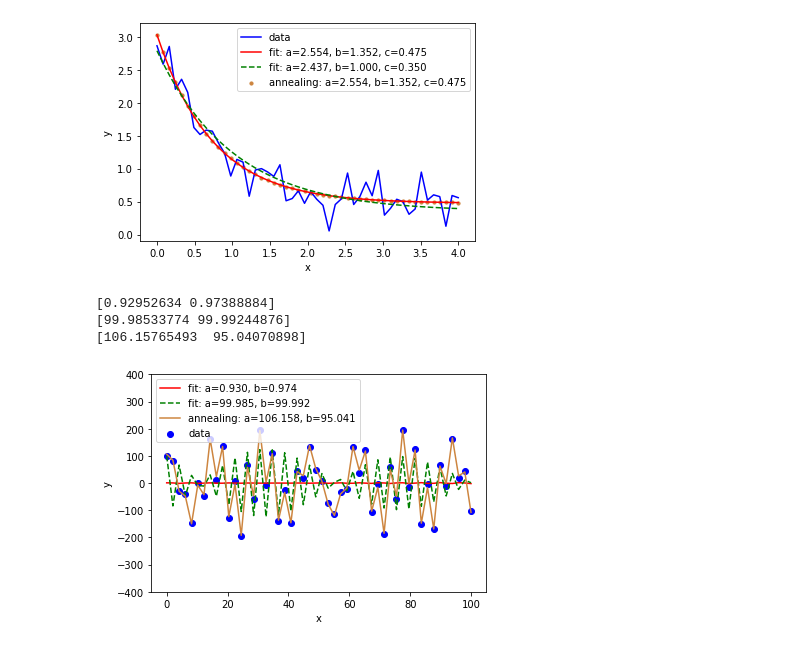
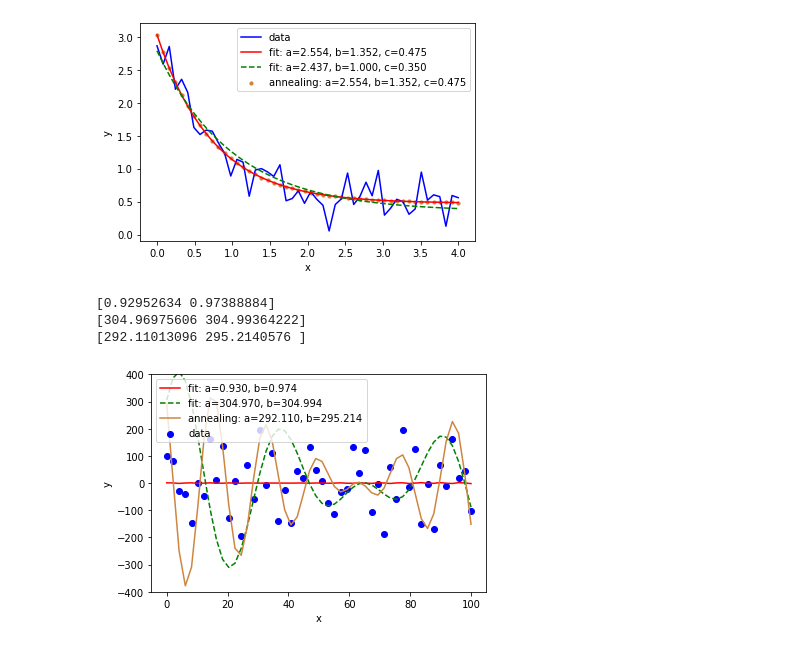
Before and after one commit to dgrin1/inclass_hw9_2020, a Jupyter notebook: fiteg.ipynb, the cells around one changed output. Saved outputs shown, nothing was run; the diff lists cells and outputs as text; code cells hidden in the pictures.

```diff
--- a/fiteg.ipynb
+++ b/fiteg.ipynb
@@ -76,37 +76,37 @@ xdata = np.linspace(0., 100., 50)
 y = func(xdata, 100.,102)
 np.random.seed(1729)
 y_noise = 0.2 * np.random.normal(size=xdata.size)
 ydata = y + y_noise
 plt.scatter(xdata, ydata, color='blue', label='data')
 
 #Fit for the parameters a, b, c of the function func:
 
 
 popt, pcov = curve_fit(func, xdata, ydata)
 print(popt)
 
 plt.plot(xdata, func(xdata, *popt), 'r-',label='fit: a=%5.3f, b=%5.3f' % tuple(popt))
 
-#Constrain the optimization to the region of 0 <= a <= 3, 0 <= b <= 1 and 0 <= c <= 0.5:
+# #Constrain the optimization to the region of 0 <= a <= 3, 0 <= b <= 1 and 0 <= c <= 0.5:
 
-popt, pcov = curve_fit(func, xdata, ydata, bounds=([99.9,99.9],[100.1,100.1]))
+popt, pcov = curve_fit(func, xdata, ydata, bounds=([299.9,299.9],[310.1,310.1]))
 print(popt)
 
-#Monte Carlo technique
-result = annealing.curve_fit(f, xdata, ydata,bounds=([90,110],[90,110]))
+# #Monte Carlo technique
+result = annealing.curve_fit(f, xdata, ydata,bounds=([290,310],[290,310]))
 print(result.x)
 
 
 plt.plot(xdata, func(xdata, *popt), 'g--',label='fit: a=%5.3f, b=%5.3f' % tuple(popt))
 plt.plot(xdata, f(xdata, result.x), color='peru',label='annealing: a=%5.3f, b=%5.3f' % tuple(result.x))
 
 plt.xlabel('x')
 plt.ylabel('y')
 plt.ylim(-400,400)
 plt.legend(loc=2)
 plt.show()
 # %% [output]
 [0.92952634 0.97388884]
-[99.98533774 99.99244876]
-[106.15765493  95.04070898]
+[304.96975606 304.99364222]
+[292.11013096 295.2140576 ]
-[figure, old version]
+[figure, new version]
```
Also changed, not shown: 15 other files.
